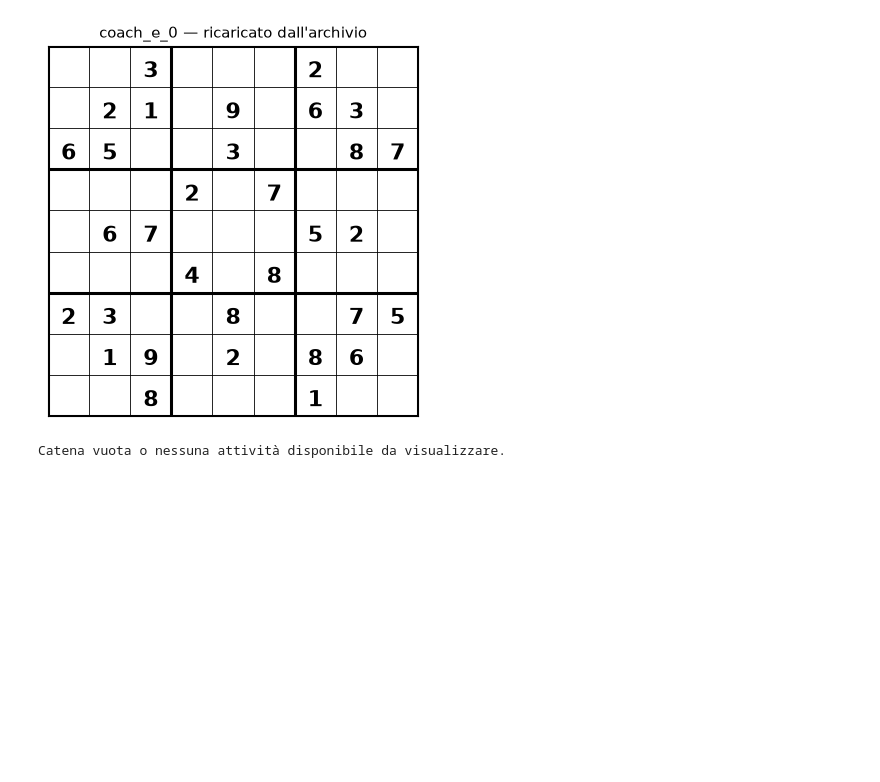
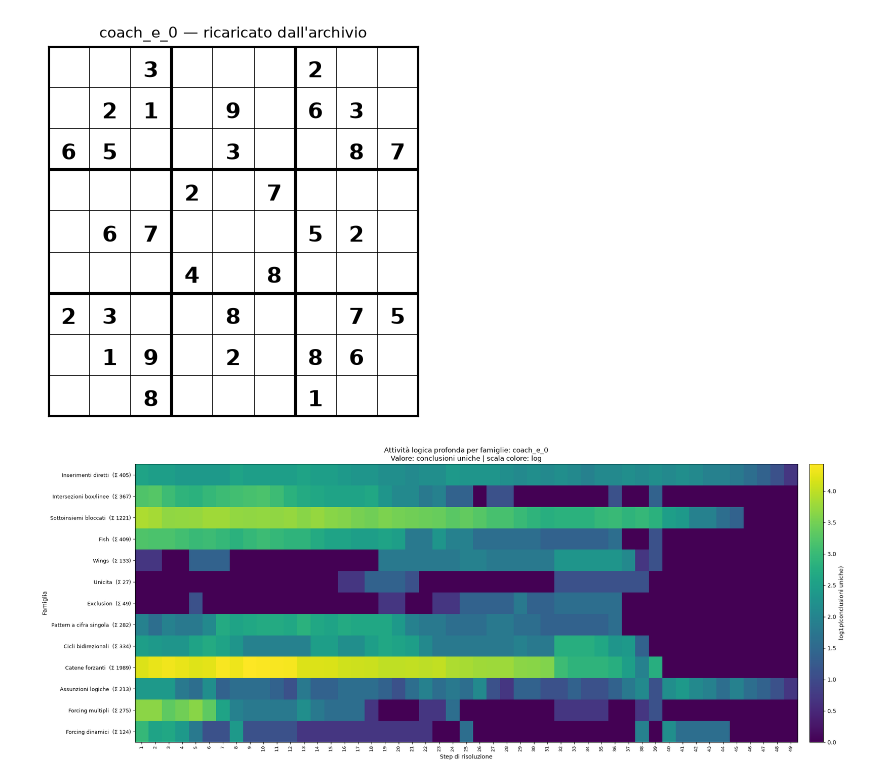
Before and after one commit to GiacomoAru/sudoku_ranker, a Jupyter notebook: analyze_list.ipynb, the cells around one changed output. Saved outputs shown, nothing was run; the diff lists cells and outputs as text; code cells hidden in the pictures; blank space fills up the shorter version.

```diff
--- a/analyze_list.ipynb
+++ b/analyze_list.ipynb
@@ -37,7 +37,7 @@ sudoku_analysis_list = []
 
 for i, dummy in enumerate(sudoku_list):
     sudoku_analysis_list.append(sa.analyse_puzzle_cached(dummy['grid'], dummy['name']))
-    if i % 10:
-        print(f"analizzati {i} sudoku, {len(sudoku_list) - i} rimanenti...")
-    i+= 1
+    if i % 5 == 0:
+        print(f"analizzati {i + 1} sudoku, {len(sudoku_list) - i} rimanenti...")
+    i += 1
 # %% [output]
@@ -93,24 +93,6 @@ Nome: coach_e_0
 Percorso: sudoku_data\puzzles\e1e2d08ceb03386ebf4c.json
 [figure]
 # %%
-if hasattr(sv, "plot_technique_activity"):
-    has_activity_data = any(
-        "applicable_by_technique" in step
-        for step in first_result["chain"]
-    )
-
-    if has_activity_data:
-        sv.plot_technique_activity(first_result)
-    else:
-        print(
-            "La funzione esiste, ma l'analisi non contiene "
-            "'applicable_by_technique'. Aggiorna solve_and_log "
-            "e incrementa ANALYSIS_VERSION."
-        )
-else:
-    print(
-        "plot_technique_activity non è presente in "
-        "sudoku_visualization.py."
-    )
+sv.plot_technique_activity(first_result)
 # %% [output]
-Catena vuota o nessuna attività disponibile da visualizzare.
+[figure, added]
```
Also changed, not shown: parts of 1 cell of this notebook, 5 other files.
